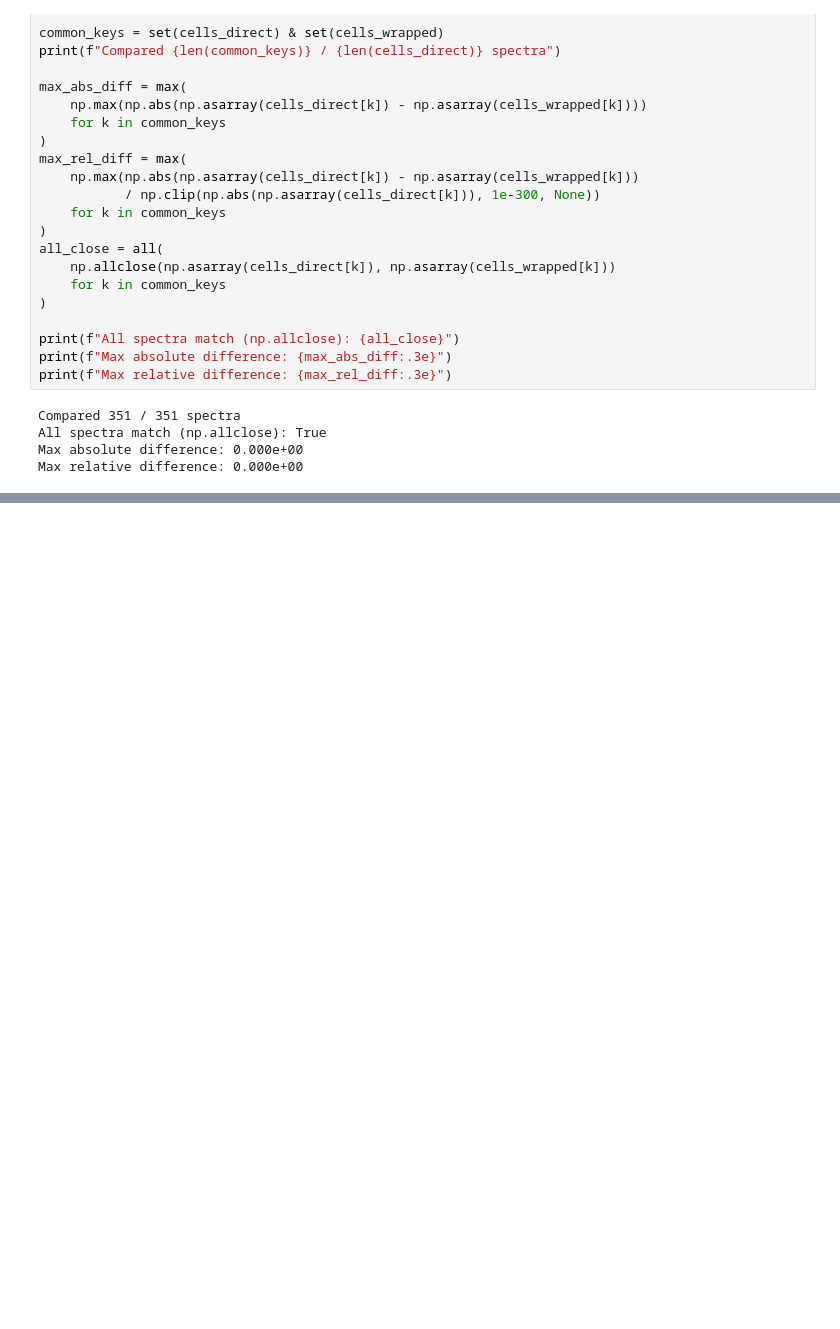
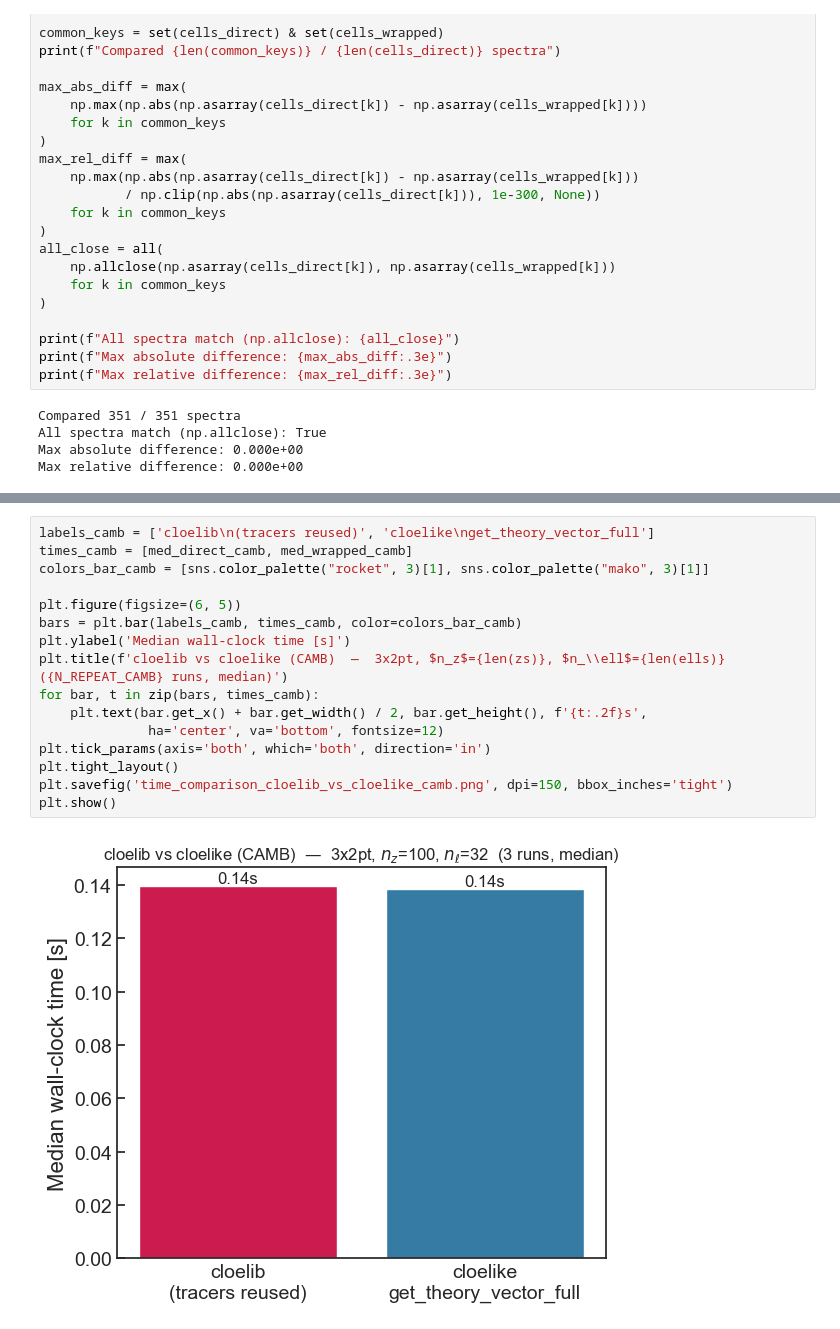
Before and after one commit to cloe-org/playground, a Jupyter notebook: tutorials/profiling/time_comparison.ipynb, the cells around one changed output, grey strips where cells are left out. Cells and saved outputs as stored; diff of their text form; blank space fills up the shorter version.

```diff
--- a/tutorials/profiling/time_comparison.ipynb
+++ b/tutorials/profiling/time_comparison.ipynb
@@ -896,0 +1049,18 @@ plt.show()
+# %%
+labels_camb = ['cloelib\n(tracers reused)', 'cloelike\nget_theory_vector_full']
+times_camb = [med_direct_camb, med_wrapped_camb]
+colors_bar_camb = [sns.color_palette("rocket", 3)[1], sns.color_palette("mako", 3)[1]]
+
+plt.figure(figsize=(6, 5))
+bars = plt.bar(labels_camb, times_camb, color=colors_bar_camb)
+plt.ylabel('Median wall-clock time [s]')
+plt.title(f'cloelib vs cloelike (CAMB)  —  3x2pt, $n_z$={len(zs)}, $n_\\ell$={len(ells)}  ({N_REPEAT_CAMB} runs, median)')
+for bar, t in zip(bars, times_camb):
+    plt.text(bar.get_x() + bar.get_width() / 2, bar.get_height(), f'{t:.2f}s',
+              ha='center', va='bottom', fontsize=12)
+plt.tick_params(axis='both', which='both', direction='in')
+plt.tight_layout()
+plt.savefig('time_comparison_cloelib_vs_cloelike_camb.png', dpi=150, bbox_inches='tight')
+plt.show()
+# %% [output]
+[figure, added]
```
Also changed, not shown: parts of 7 cells of this notebook.
